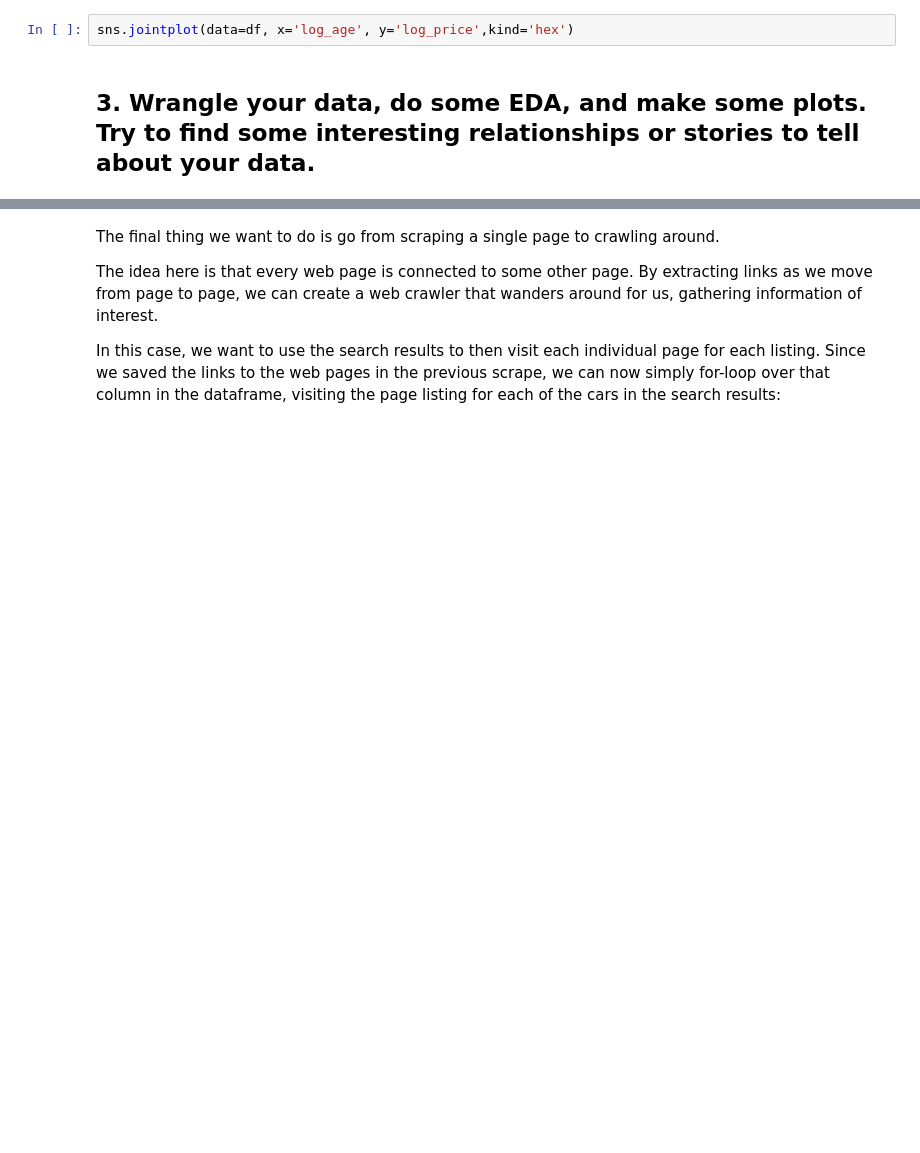
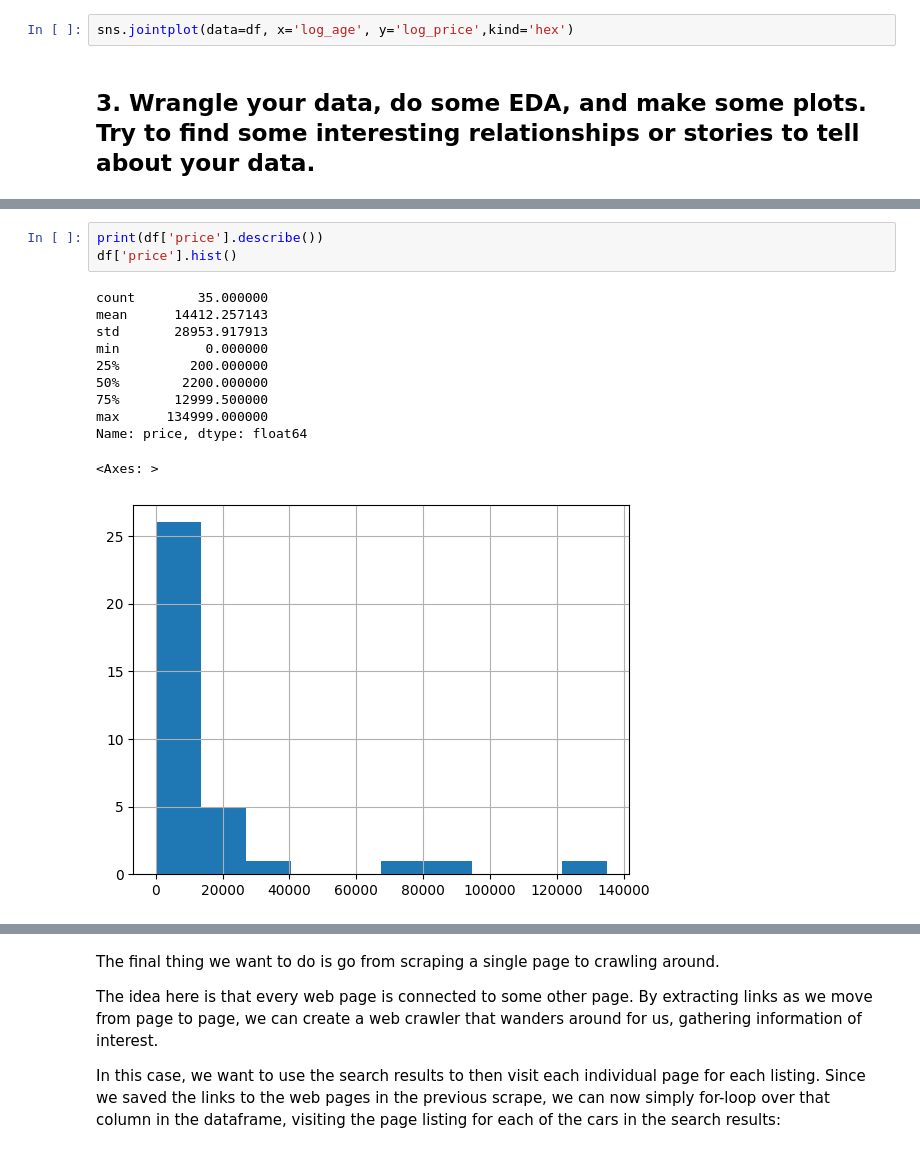
Before and after one commit to 22ai/ds3001-labs, a Jupyter notebook: 02_scraping/lab_notebook.ipynb, the cells around one changed output, grey strips where cells are left out. Cells and saved outputs as stored; diff of their text form; blank space fills up the shorter version.

```diff
--- a/02_scraping/lab_notebook.ipynb
+++ b/02_scraping/lab_notebook.ipynb
@@ -214,3 +276,18 @@ min      11.000000
 75%      16.500000
 max      19.000000
 Name: length, dtype: float64
+# %%
+print(df['price'].describe())
+df['price'].hist()
+# %% [output]
+count        35.000000
+mean      14412.257143
+std       28953.917913
+min           0.000000
+25%         200.000000
+50%        2200.000000
+75%       12999.500000
+max      134999.000000
+Name: price, dtype: float64
+<Axes: >
+[figure, added]
```
Also changed, not shown: parts of 9 cells of this notebook, 1 other file.
